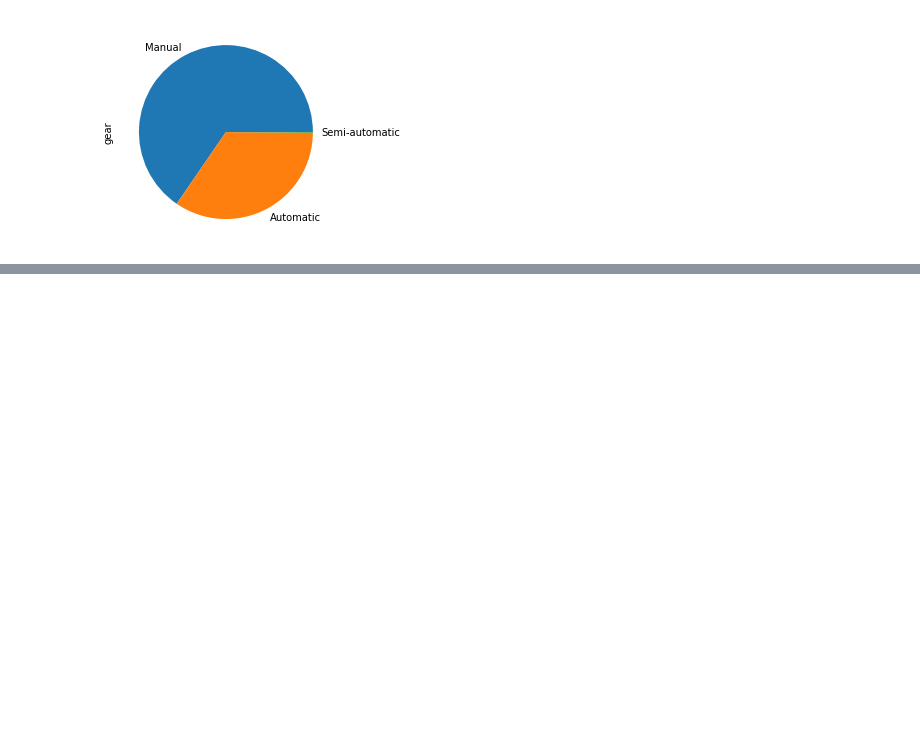
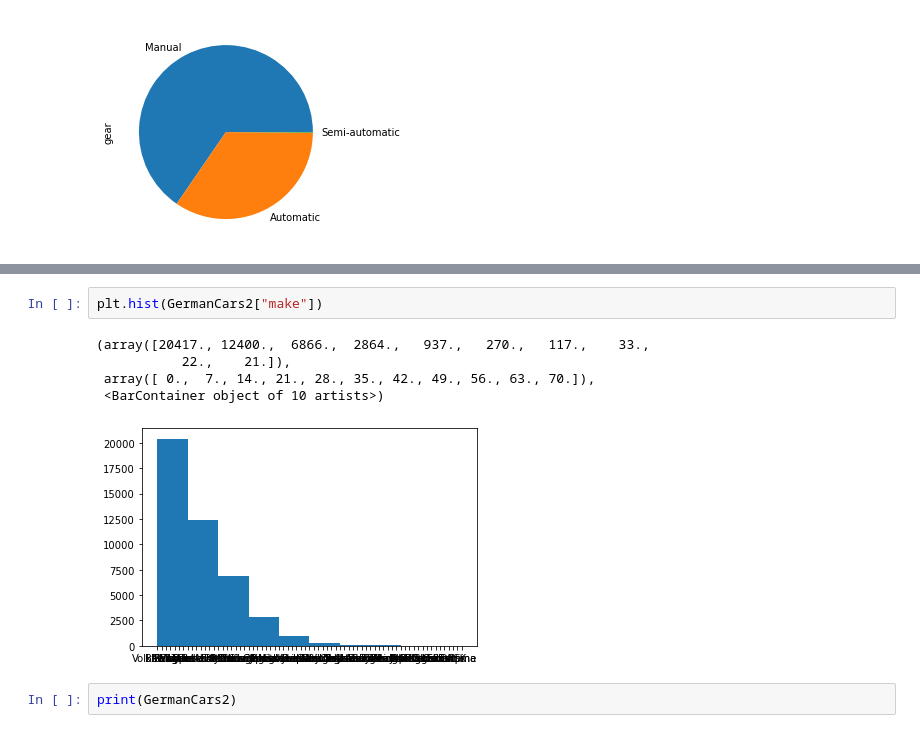
Before and after one commit to VJNayak/BusinessAnalytics, a Jupyter notebook: Germany Cars.ipynb, the cells around one changed output, grey strips where cells are left out. Saved outputs shown, nothing was run; the diff lists cells and outputs as text; blank space fills up the shorter version.

```diff
--- a/Germany Cars.ipynb
+++ b/Germany Cars.ipynb
@@ -306,0 +345,10 @@ plt.show()
+# %%
+plt.hist(GermanCars2["make"])
+# %% [output]
+(array([20417., 12400.,  6866.,  2864.,   937.,   270.,   117.,    33.,
+           22.,    21.]),
+ array([ 0.,  7., 14., 21., 28., 35., 42., 49., 56., 63., 70.]),
+ <BarContainer object of 10 artists>)
+[figure, added]
+# %%
+print(GermanCars2)
```
Also changed, not shown: parts of 2 cells of this notebook.
